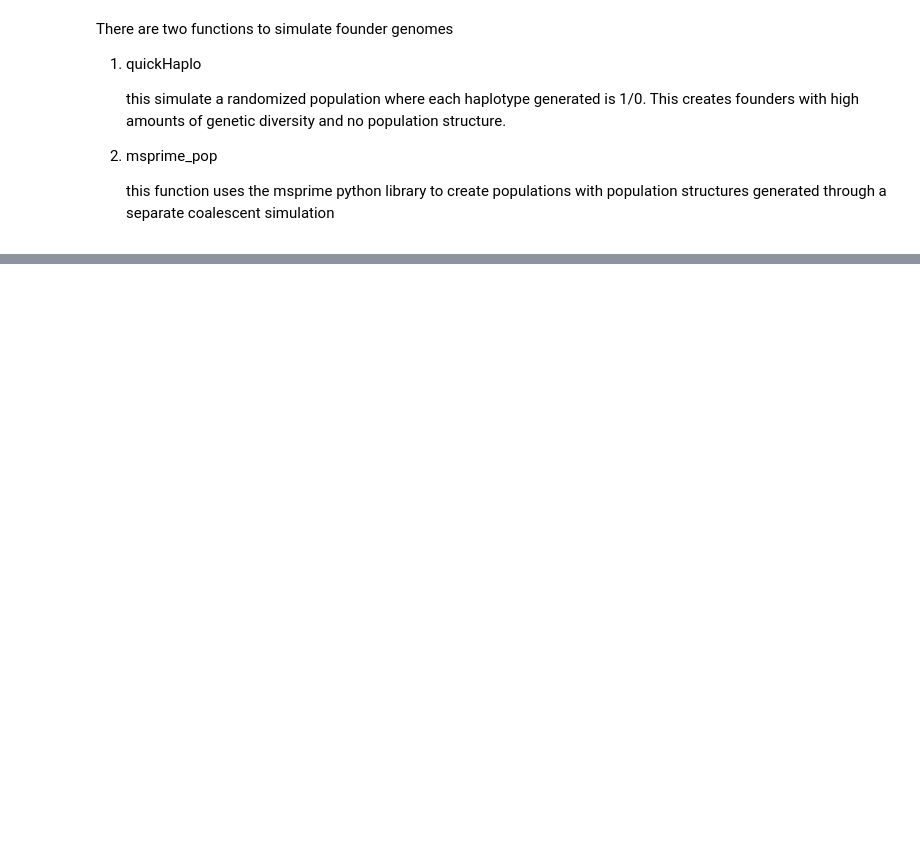
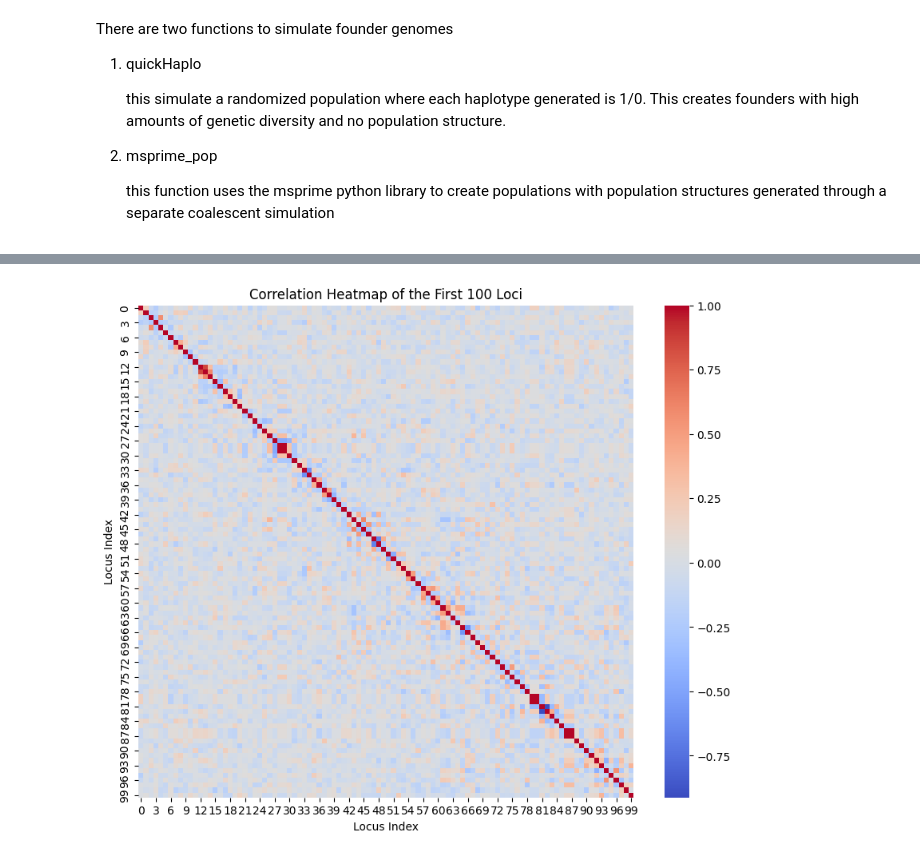
Before and after one commit to cjGO/chewc, a Jupyter notebook: nbs/tutorials/001_simulatingDNA.ipynb, the cells around one changed output, grey strips where cells are left out. Cells and saved outputs as stored; diff of their text form; code cells hidden in the pictures; blank space fills up the shorter version.

```diff
--- a/nbs/tutorials/001_simulatingDNA.ipynb
+++ b/nbs/tutorials/001_simulatingDNA.ipynb
@@ -180,0 +146,20 @@ Column Means:
+# %%
+import seaborn as sns
+correlation_subset = locus_correlations[:100, :100]
+
+# 2. Set up the plot for better visualization
+plt.figure(figsize=(10, 8)) # Adjust figure size for readability
+
+# 3. Create the heatmap using seaborn
+# cmap='coolwarm' is a good choice for correlations: blue for negative, red for positive
+sns.heatmap(correlation_subset, cmap='coolwarm')
+
+# 4. Add titles and labels for clarity
+plt.title('Correlation Heatmap of the First 100 Loci')
+plt.xlabel('Locus Index')
+plt.ylabel('Locus Index')
+
+# 5. Display the plot
+plt.show()
+# %% [output]
+[figure, added]
```
Also changed, not shown: parts of 19 cells of this notebook, 5 other files.
